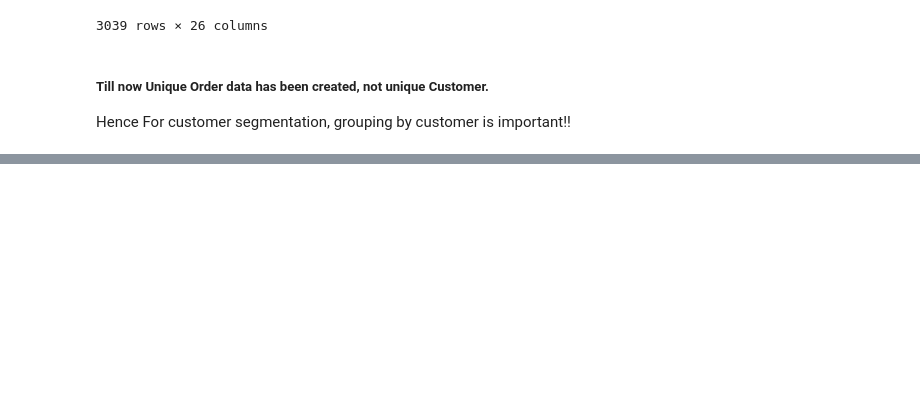
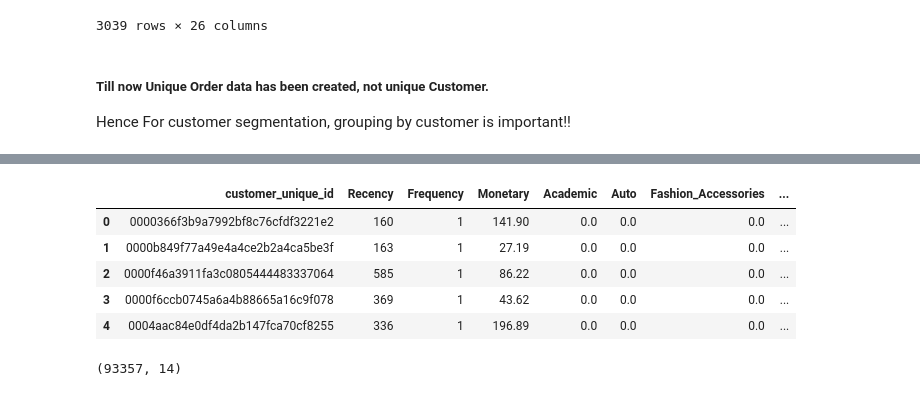
Before and after one commit to DDTcodes17/Olist_Segmentation_Churn_Prediction, a Jupyter notebook: notebook/EDA.ipynb, the cells around one changed output, grey strips where cells are left out. Drawn from its saved outputs; the diff is of its cells as text; code cells hidden in the pictures; blank space fills up the shorter version.

```diff
--- a/notebook/EDA.ipynb
+++ b/notebook/EDA.ipynb
@@ -299,0 +293,7 @@ final_olist_customer_data = final_olist_order_dataset.groupby()
+# %%
+final_olist_order_dataset['order_purchase_timestamp'] = pd.to_datetime(final_olist_order_dataset['order_purchase_timestamp'])
+most_recent_date = final_olist_order_dataset['order_purchase_timestamp'].max()
+
+final_olist_order_dataset['days_last_purchased'] = most_recent_date - final_olist_order_dataset['order_purchase_timestamp']
+final_olist_order_dataset['days_last_purchased'] = final_olist_order_dataset['days_last_purchased'].dt.days
+final_olist_order_dataset.head()
@@ -299,0 +394,21 @@ final_olist_customer_data = final_olist_order_dataset.groupby()
+# %%
+# Frequency = 4 => 4 Items bought, but can be same category!!
+final_olist_customer_data = final_olist_customer_data.rename(columns={"days_last_purchased":"Recency",
+                                                                      "order_id":"Frequency",
+                                                                      "total_payment":"Monetary"})
+final_olist_customer_data.head()
+# %% [output]
+|  | customer_unique_id | Recency | Frequency | Monetary | Academic | Auto | Fashion_Accessories | ... |
+| 0 | 0000366f3b9a7992bf8c76cfdf3221e2 | 160 | 1 | 141.90 | 0.0 | 0.0 | 0.0 | ... |
+| 1 | 0000b849f77a49e4a4ce2b2a4ca5be3f | 163 | 1 | 27.19 | 0.0 | 0.0 | 0.0 | ... |
+| 2 | 0000f46a3911fa3c0805444483337064 | 585 | 1 | 86.22 | 0.0 | 0.0 | 0.0 | ... |
+| 3 | 0000f6ccb0745a6a4b88665a16c9f078 | 369 | 1 | 43.62 | 0.0 | 0.0 | 0.0 | ... |
+| 4 | 0004aac84e0df4da2b147fca70cf8255 | 336 | 1 | 196.89 | 0.0 | 0.0 | 0.0 | ... |
+# %%
+final_olist_customer_data.isna().sum()
+final_olist_customer_data.shape
+
+# No null Values: Data Cleaned since only delivered orders in data
+# Final Shape: 93357, 14
+# %% [output]
+(93357, 14)
```
Also changed, not shown: parts of 13 cells of this notebook.
